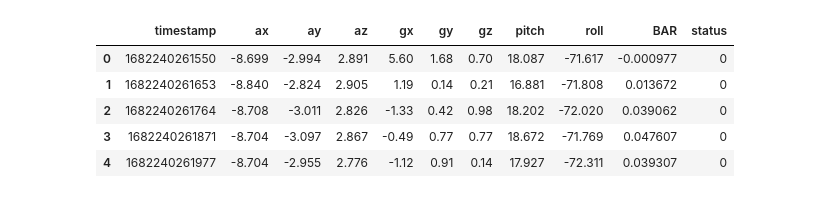
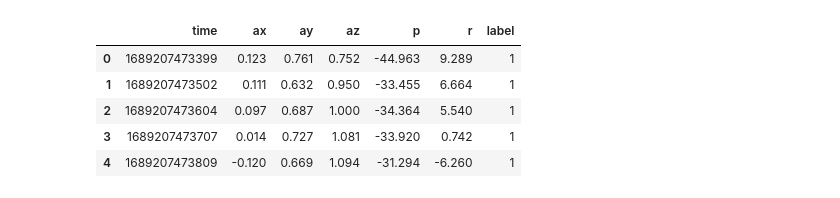
Before and after one commit to paoloartasensi/ML-Experiment, a Jupyter notebook: CNN_tensorflow.ipynb, the cells around one changed output. Saved outputs shown, nothing was run; the diff lists cells and outputs as text; code cells hidden in the pictures.

```diff
--- a/CNN_tensorflow.ipynb
+++ b/CNN_tensorflow.ipynb
@@ -8,23 +11,23 @@ from tensorflow.keras import layers, models
 # %%
 
 # Load the dataset from the CSV file
-dataset = pd.read_csv('dataset.csv')
+dataset = pd.read_csv('/Users/paoloartasensi/Python_Scripts/ML Experiment/test_mov_1689207487014.csv')
 
 # Drop the 'totacc', 'mov', and 'prob' columns from the dataset
-dataset = dataset.drop(['totacc', 'mov', 'prob'], axis=1)
+#dataset = dataset.drop(['totacc', 'mov', 'prob'], axis=1)
 
 # Create a new DataFrame with the remaining columns
 df = pd.DataFrame(dataset)
 
 # Print the first five rows of the new DataFrame
 df.head()
 # %% [output]
-|  | timestamp | ax | ay | az | gx | gy | gz | pitch | roll | BAR | status |
-| 0 | 1682240261550 | -8.699 | -2.994 | 2.891 | 5.60 | 1.68 | 0.70 | 18.087 | -71.617 | -0.000977 | 0 |
-| 1 | 1682240261653 | -8.840 | -2.824 | 2.905 | 1.19 | 0.14 | 0.21 | 16.881 | -71.808 | 0.013672 | 0 |
-| 2 | 1682240261764 | -8.708 | -3.011 | 2.826 | -1.33 | 0.42 | 0.98 | 18.202 | -72.020 | 0.039062 | 0 |
-| 3 | 1682240261871 | -8.704 | -3.097 | 2.867 | -0.49 | 0.77 | 0.77 | 18.672 | -71.769 | 0.047607 | 0 |
-| 4 | 1682240261977 | -8.704 | -2.955 | 2.776 | -1.12 | 0.91 | 0.14 | 17.927 | -72.311 | 0.039307 | 0 |
+|  | time | ax | ay | az | p | r | label |
+| 0 | 1689207473399 | 0.123 | 0.761 | 0.752 | -44.963 | 9.289 | 1 |
+| 1 | 1689207473502 | 0.111 | 0.632 | 0.950 | -33.455 | 6.664 | 1 |
+| 2 | 1689207473604 | 0.097 | 0.687 | 1.000 | -34.364 | 5.540 | 1 |
+| 3 | 1689207473707 | 0.014 | 0.727 | 1.081 | -33.920 | 0.742 | 1 |
+| 4 | 1689207473809 | -0.120 | 0.669 | 1.094 | -31.294 | -6.260 | 1 |
 # %%
 ## SCALING ##
 # Select all columns except the last one
```
Also changed, not shown: parts of 7 cells of this notebook.
